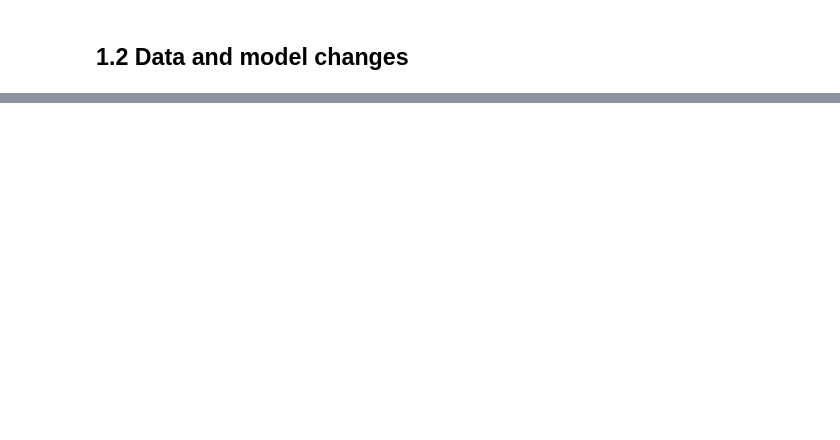
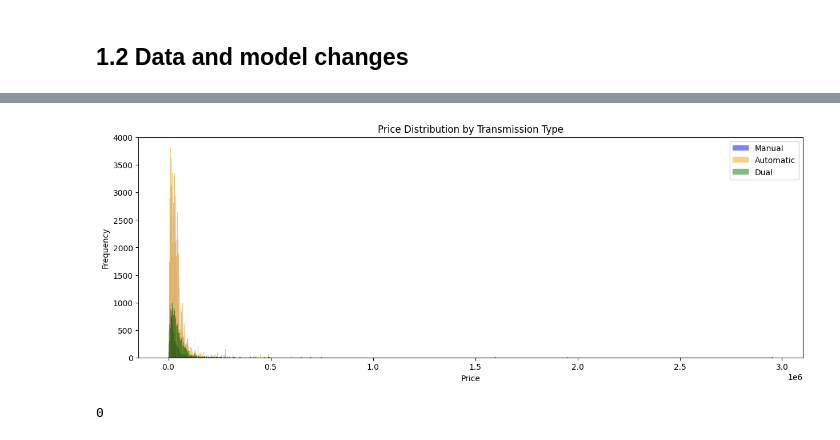
Before and after one commit to YaelDahariBIU/Tabular-Data, a Jupyter notebook: Part_2/part_2.ipynb, the cells around one changed output, grey strips where cells are left out. Drawn from its saved outputs; the diff is of its cells as text; code cells hidden in the pictures; blank space fills up the shorter version.

```diff
--- a/Part_2/part_2.ipynb
+++ b/Part_2/part_2.ipynb
@@ -368,0 +405,12 @@ turn n values into n-1 One-Hot features: trasmission (baseline should be the mos
+# %%
+plt.figure(figsize=(15, 5))
+sns.histplot(df_train[df_train['manual'] == 1]['price'], color='blue', label='Manual', alpha=0.5)
+sns.histplot(df_train[df_train['automatic'] == 1]['price'], color='orange', label='Automatic', alpha=0.5)
+sns.histplot(df_train[df_train['dual'] == 1]['price'], color='green', label='Dual', alpha=0.5)
+plt.legend()
+plt.title('Price Distribution by Transmission Type')
+plt.xlabel('Price')
+plt.ylabel('Frequency')
+plt.show()
+# %% [output]
+[figure, added]
@@ -368,0 +422,5 @@ turn n values into n-1 One-Hot features: trasmission (baseline should be the mos
+# %%
+no_transmission_after_fill = df_train[(df_train['automatic'] == 0) & (df_train['manual'] == 0) & (df_train['dual'] == 0)]
+no_transmission_after_fill.shape[0]
+# %% [output]
+0
```
Also changed, not shown: parts of 36 cells of this notebook.
